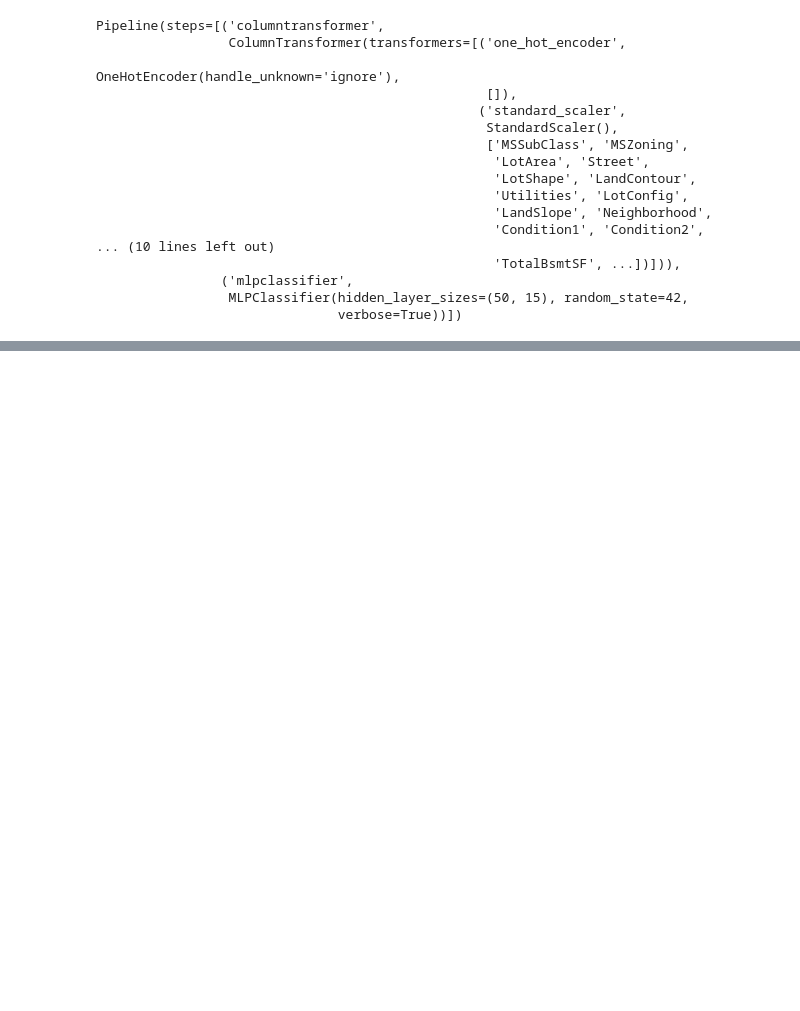
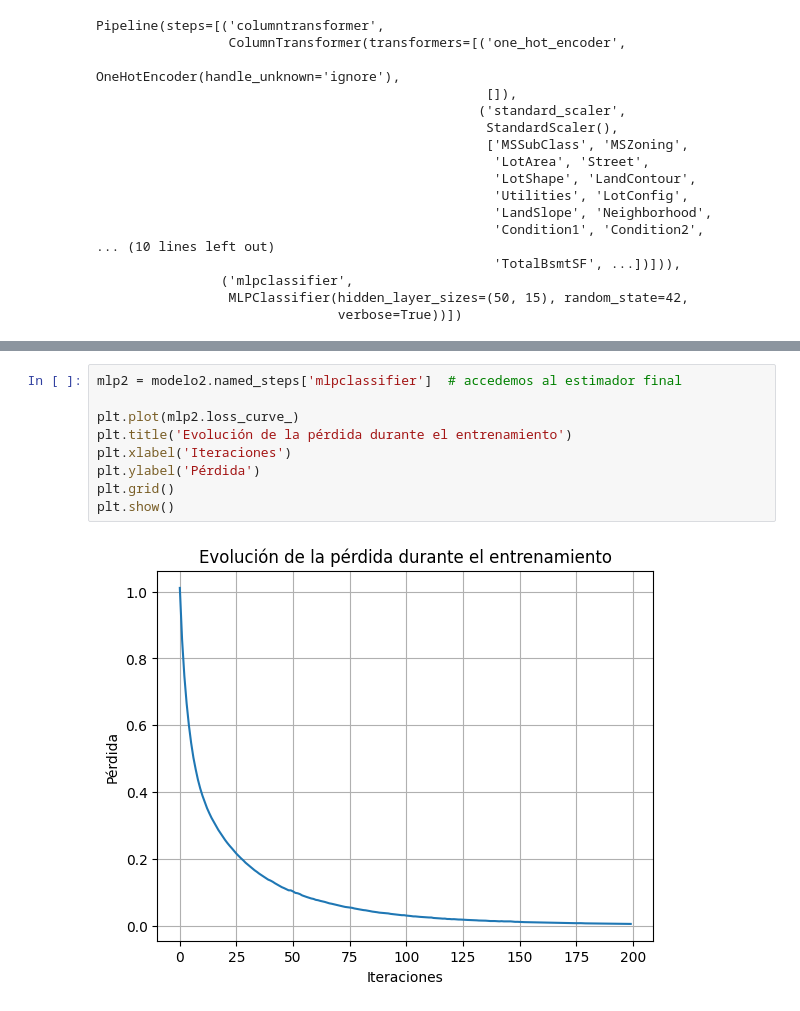
Before and after one commit to DiegoDuaS/RNA, a Jupyter notebook: actividades.ipynb, the cells around one changed output, grey strips where cells are left out. Drawn from its saved outputs; the diff is of its cells as text; blank space fills up the shorter version.

```diff
--- a/actividades.ipynb
+++ b/actividades.ipynb
@@ -258,6 +269,17 @@ Pipeline(steps=[('columntransformer',
                 ('mlpclassifier',
                  MLPClassifier(hidden_layer_sizes=(50, 15), random_state=42,
                                verbose=True))])
+# %%
+mlp2 = modelo2.named_steps['mlpclassifier']  # accedemos al estimador final
+
+plt.plot(mlp2.loss_curve_)
+plt.title('Evolución de la pérdida durante el entrenamiento')
+plt.xlabel('Iteraciones')
+plt.ylabel('Pérdida')
+plt.grid()
+plt.show()
+# %% [output]
+[figure, added]
 # %%
 pred2 = modelo2.predict(data_test)
 pred2[:5]
```
Also changed, not shown: parts of 12 cells of this notebook.
